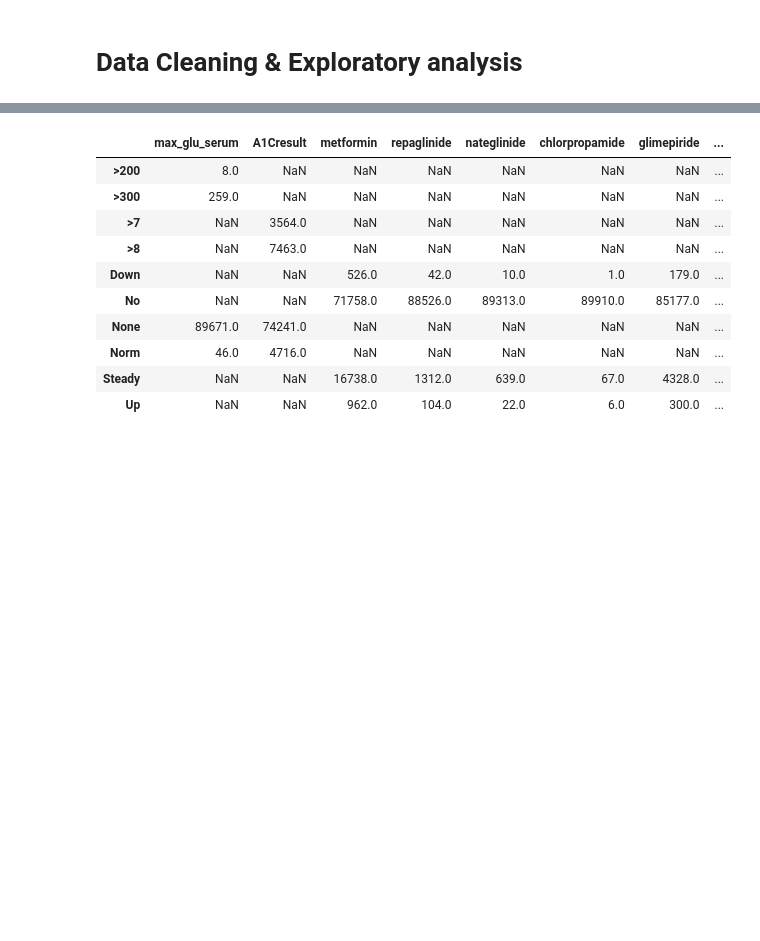
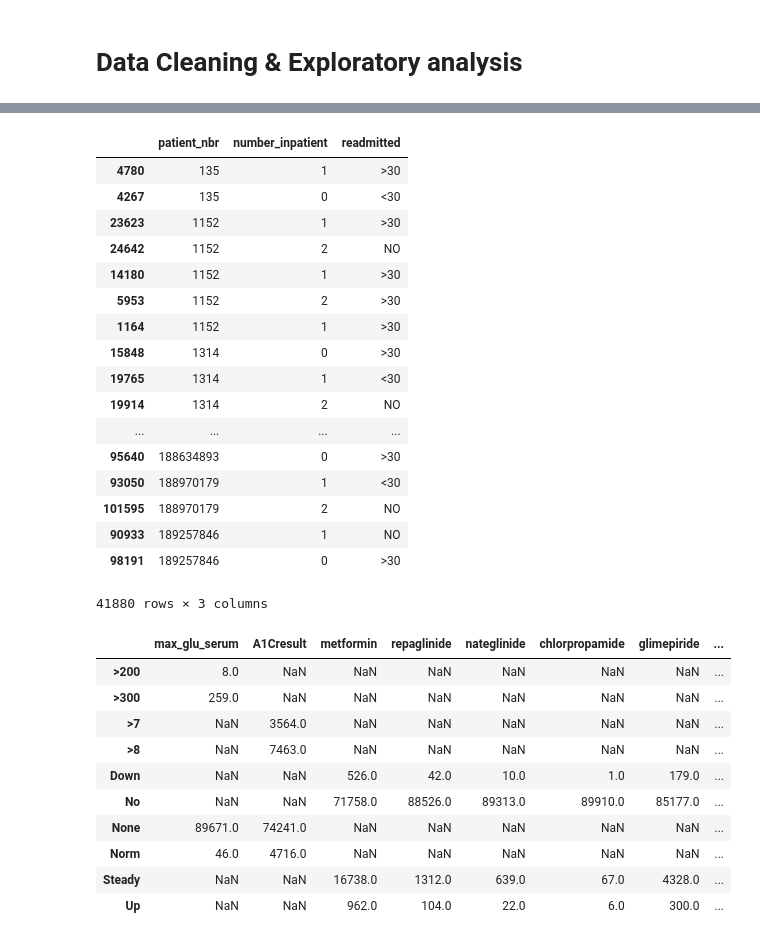
Before and after one commit to agaujean9/Hospital-Readmissions-Classifier, a Jupyter notebook: Readmissions.ipynb, the cells around one changed output, grey strips where cells are left out. Saved outputs shown, nothing was run; the diff lists cells and outputs as text; code cells hidden in the pictures; blank space fills up the shorter version.

```diff
--- a/Readmissions.ipynb
+++ b/Readmissions.ipynb
@@ -56,3 +73,27 @@ df = df[~df['discharge_disposition_id'].isin([25])]
+# %%
+# Identifying duplicate patients
+
+a = df[df.patient_nbr.isin(df.patient_nbr[df.patient_nbr.duplicated()])].sort_values(by = 'patient_nbr')
+a[['patient_nbr', 'number_inpatient', 'readmitted']]
+# %% [output]
+|  | patient_nbr | number_inpatient | readmitted |
+| 4780 | 135 | 1 | >30 |
+| 4267 | 135 | 0 | <30 |
+| 23623 | 1152 | 1 | >30 |
+| 24642 | 1152 | 2 | NO |
+| 14180 | 1152 | 1 | >30 |
+| 5953 | 1152 | 2 | >30 |
+| 1164 | 1152 | 1 | >30 |
+| 15848 | 1314 | 0 | >30 |
+| 19765 | 1314 | 1 | <30 |
+| 19914 | 1314 | 2 | NO |
+| ... | ... | ... | ... |
+| 95640 | 188634893 | 0 | >30 |
+| 93050 | 188970179 | 1 | <30 |
+| 101595 | 188970179 | 2 | NO |
+| 90933 | 189257846 | 1 | NO |
+| 98191 | 189257846 | 0 | >30 |
+41880 rows × 3 columns
 # %%
 # Combining > 30 days before readmission and No as one category
 df.readmitted = df.readmitted.replace(to_replace='>30', value='NO')
```
Also changed, not shown: parts of 9 cells of this notebook.
